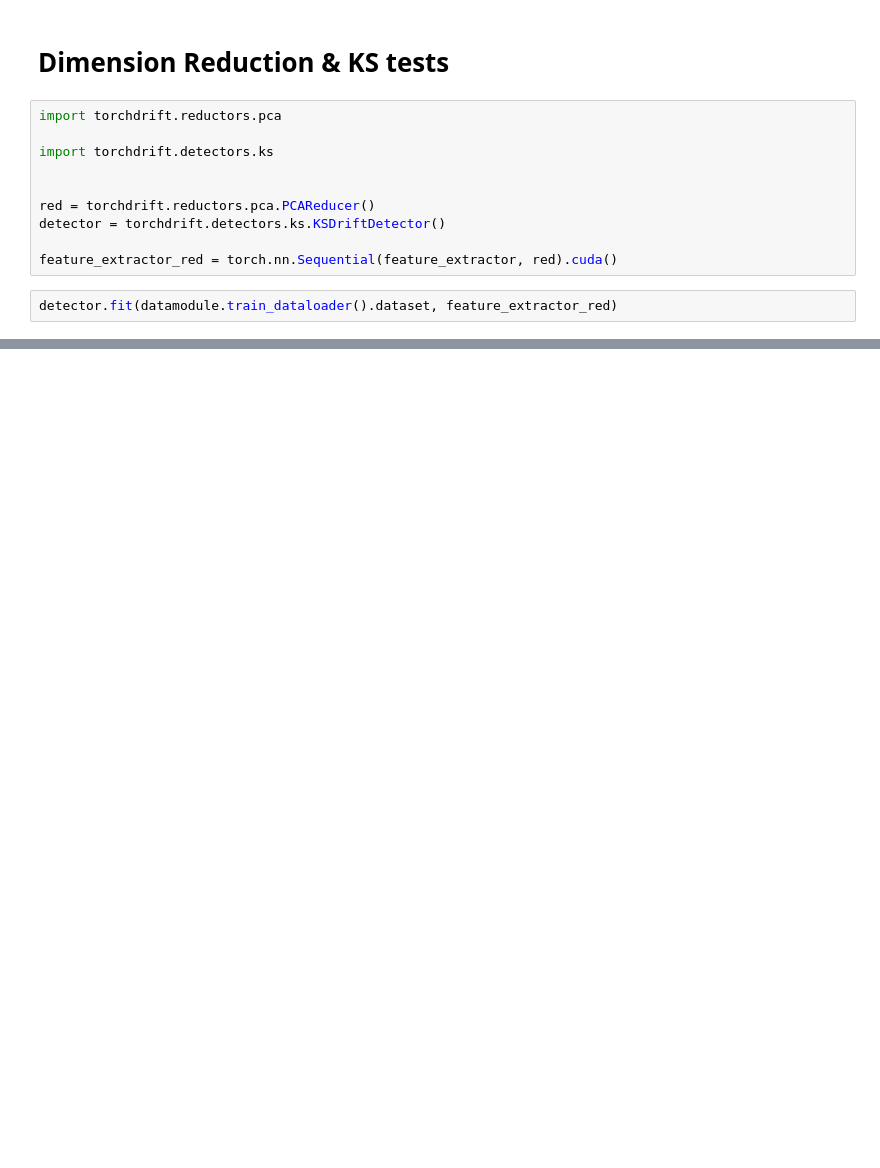
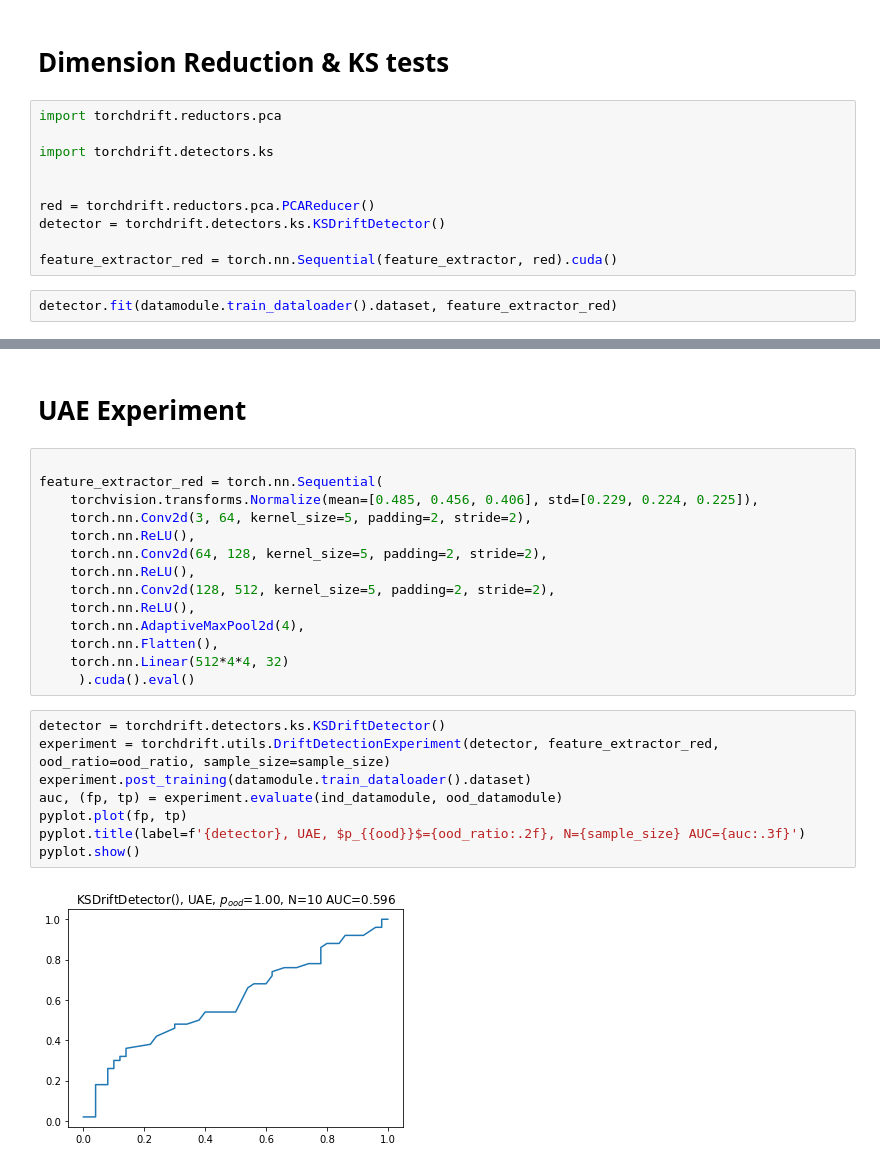
Before and after one commit to TorchDrift/TorchDrift, a Jupyter notebook: notebooks/drift_detection_on_images.ipynb, the cells around one changed output, grey strips where cells are left out. Drawn from its saved outputs; the diff is of its cells as text; blank space fills up the shorter version.

Commit message:
add uae experiment to notebook

```diff
--- a/notebooks/drift_detection_on_images.ipynb
+++ b/notebooks/drift_detection_on_images.ipynb
@@ -351,0 +349,26 @@ pyplot.show()
+# %% [markdown]
+# UAE Experiment
+# %%
+
+feature_extractor_red = torch.nn.Sequential(
+    torchvision.transforms.Normalize(mean=[0.485, 0.456, 0.406], std=[0.229, 0.224, 0.225]),
+    torch.nn.Conv2d(3, 64, kernel_size=5, padding=2, stride=2),
+    torch.nn.ReLU(),
+    torch.nn.Conv2d(64, 128, kernel_size=5, padding=2, stride=2),
+    torch.nn.ReLU(),
+    torch.nn.Conv2d(128, 512, kernel_size=5, padding=2, stride=2),
+    torch.nn.ReLU(),
+    torch.nn.AdaptiveMaxPool2d(4),
+    torch.nn.Flatten(),
+    torch.nn.Linear(512*4*4, 32)
+     ).cuda().eval()
+# %%
+detector = torchdrift.detectors.ks.KSDriftDetector()
+experiment = torchdrift.utils.DriftDetectionExperiment(detector, feature_extractor_red, ood_ratio=ood_ratio, sample_size=sample_size)
+experiment.post_training(datamodule.train_dataloader().dataset)
+auc, (fp, tp) = experiment.evaluate(ind_datamodule, ood_datamodule)
+pyplot.plot(fp, tp)
+pyplot.title(label=f'{detector}, UAE, $p_{{ood}}$={ood_ratio:.2f}, N={sample_size} AUC={auc:.3f}')
+pyplot.show()
+# %% [output]
+[figure, added]
```
Also changed, not shown: parts of 12 cells of this notebook.
